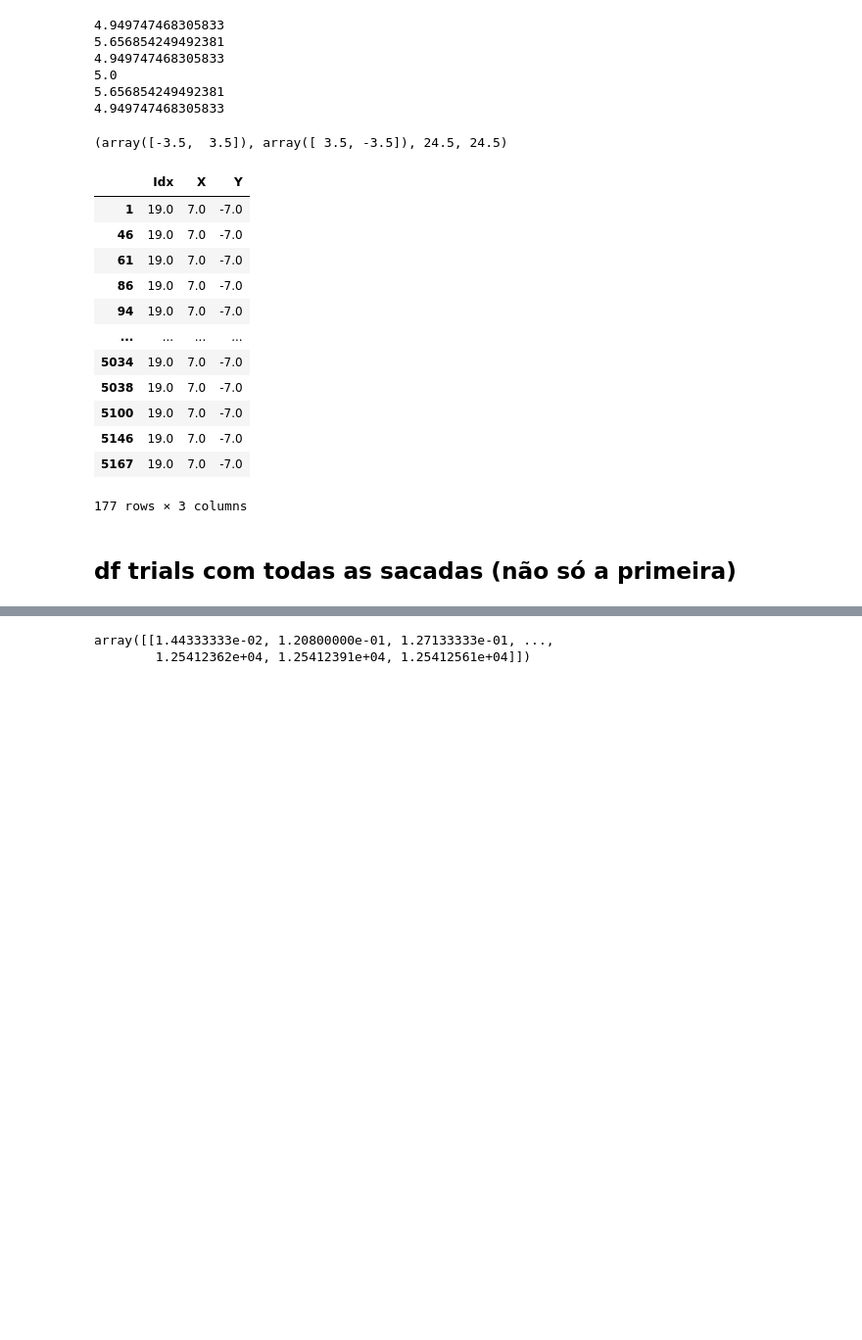
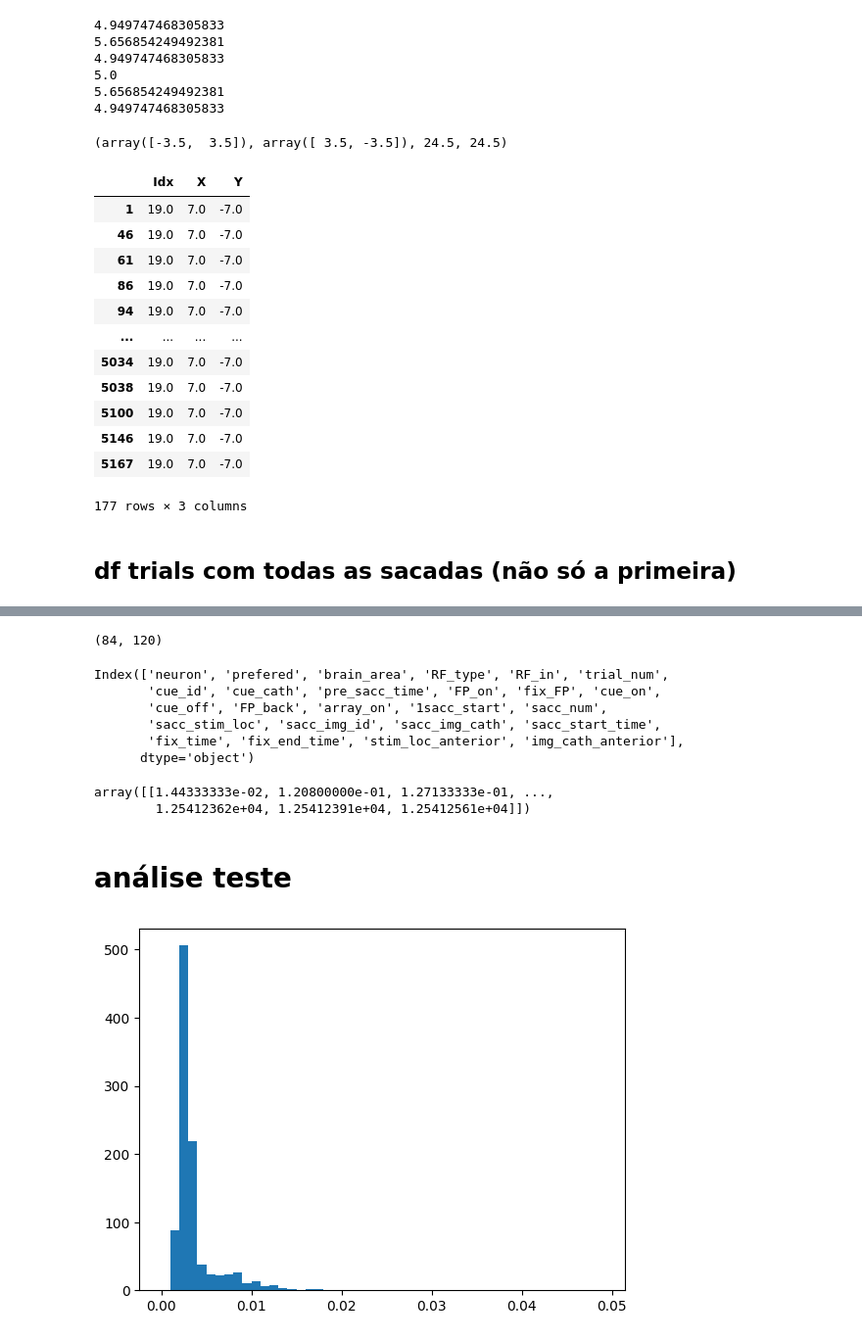
Before and after one commit to lucasdonaire/active-vision, a Jupyter notebook: organize_perif.ipynb, the cells around one changed output, grey strips where cells are left out. Shown at 98% size. Cells and saved outputs as stored; diff of their text form; code cells hidden in the pictures; blank space fills up the shorter version.

```diff
--- a/organize_perif.ipynb
+++ b/organize_perif.ipynb
@@ -359,5 +333,6 @@ def get_df_trials(list_neuron_ids, path_destiny, list_prefered_cat, list_brain_a
 # %%
 import traceback
+import scipy.io as sio
 from aux_functions import get_image_cathegory
 
 def get_df_trials_all_saccs(list_neuron_ids, path_destiny, list_prefered_cat, list_brain_area, list_RF_type, list_RF_IN):
@@ -380,6 +355,11 @@ def get_df_trials_all_saccs(list_neuron_ids, path_destiny, list_prefered_cat, li
             brain_area = list_brain_area[i]
             RF_type = list_RF_type[i]
             RF_in = list_RF_IN[i]
+            if pd.isnull(RF_in):
+                ROWS_RF_IN = [False]* 21
+            else:
+                RF_in_list = RF_in.split(',')
+                ROWS_RF_IN = [str(index_rf) in RF_in_list for index_rf in range(21)]
             dicio_firings[neuron_id] = mat_data['neuron']
             for trial_idx, trial_data in enumerate(mat_data['TrlInfoMatrix']):
                 if mat_data['SearchEye'][trial_idx][0].shape[1] != 8: # trial problematica
@@ -405,6 +385,27 @@ def get_df_trials_all_saccs(list_neuron_ids, path_destiny, list_prefered_cat, li
                     image_cat = get_image_cathegory(image_id)
                     target_on_time = sacc_data[1] # tempo de quando esse objeto foi fixado
                     target_off_time = sacc_data[2] # tempo de fim da sacada
+                    SACC_VECTOR = dicio_sacc_vectors[(LOC_ANTERIOR, sti_loc_idx)]
+                    VECTOR_IN_RF = False
+                    if not pd.isnull(SACC_VECTOR):
+                        try:
+                            VECTOR_IN_RF = ROWS_RF_IN[int(SACC_VECTOR)]
+                        except Exception as e:
+                            print('=====')
+                            print(traceback.format_exc())
+                            print('---')
+                            print('rows rf in=',ROWS_RF_IN)
+                            print('---')
+                            print('sacc vector=',SACC_VECTOR)
+                            print('---')
+                            print(int(SACC_VECTOR))
+                            print('---')
+                            raise e
+                    # SACC_VECTOR = idx_vector_sacc(LOC_ANTERIOR, sti_loc_idx)
+                    # if not pd.isnull(RF_in):
+                    #     VECTOR_IN_RF = str(SACC_VECTOR) in RF_in.split(',')
+                    # else:
+                    #     VECTOR_IN_RF = False
                     rows_df.append([
                         neuron_id,
                         prefered_cat,
@@ -423,6 +424,7 @@ def get_df_trials_all_saccs(list_neuron_ids, path_destiny, list_prefered_cat, li
                         trial_array_on_time,
                         trial_1sacc_time,
                         sacc_idx,
+                        f'{trial_num}_{sacc_idx}',
                         sti_loc_idx,
                         image_id,
                         image_cat,
@@ -431,6 +433,8 @@ def get_df_trials_all_saccs(list_neuron_ids, path_destiny, list_prefered_cat, li
                         target_off_time,
                         LOC_ANTERIOR,
                         CAT_ANTERIOR,
+                        SACC_VECTOR,
+                        VECTOR_IN_RF,
                         ])
                     OFF_TIME_ANTERIOR = target_off_time # depois de guardar a row, atualiza o tempo de Saída da sacada para o próximo
                     LOC_ANTERIOR = sti_loc_idx
@@ -439,6 +443,7 @@ def get_df_trials_all_saccs(list_neuron_ids, path_destiny, list_prefered_cat, li
         except Exception as e:
             print('ERRO!!!', neuron_id)
             print(traceback.format_exc())
+            raise e
 
     df_trials = pd.DataFrame(rows_df, columns=[
         'neuron',
@@ -458,6 +463,7 @@ def get_df_trials_all_saccs(list_neuron_ids, path_destiny, list_prefered_cat, li
         'array_on',
         '1sacc_start',
         'sacc_num',
+        'trial+sacc',
         'sacc_stim_loc',
         'sacc_img_id',
         'sacc_img_cath',
@@ -465,7 +471,9 @@ def get_df_trials_all_saccs(list_neuron_ids, path_destiny, list_prefered_cat, li
         'fix_time',
         'fix_end_time',
         'stim_loc_anterior',
-        'img_cath_anterior'
+        'img_cath_anterior',
+        'saccade_vector',
+        'vector_in_RF'
         ])
     return df_trials, dicio_firings
 # %%
@@ -495,5 +519,28 @@ df_trials
+# %%
+12*7, 15*8
+# %% [output]
+(84, 120)
+# %%
+df_trials.columns
+# %% [output]
+Index(['neuron', 'prefered', 'brain_area', 'RF_type', 'RF_in', 'trial_num',
+       'cue_id', 'cue_cath', 'pre_sacc_time', 'FP_on', 'fix_FP', 'cue_on',
+       'cue_off', 'FP_back', 'array_on', '1sacc_start', 'sacc_num',
+       'sacc_stim_loc', 'sacc_img_id', 'sacc_img_cath', 'sacc_start_time',
+       'fix_time', 'fix_end_time', 'stim_loc_anterior', 'img_cath_anterior'],
+      dtype='object')
 # %%
 dicio_firings['m08cat156spk002a']
 # %% [output]
 array([[1.44333333e-02, 1.20800000e-01, 1.27133333e-01, ...,
         1.25412362e+04, 1.25412391e+04, 1.25412561e+04]])
+# %% [markdown]
+# análise teste
+# %%
+duracao_sacada = df_trials['fix_time'] - df_trials['sacc_start_time']
+duracao_fix = df_trials['fix_end_time'] - df_trials['fix_time']
+# %%
+plt.hist(duracao_sacada, bins=np.arange(0,0.05,0.001),cumulative=False,density=True)
+plt.show()
+# %% [output]
+[figure, added]
```
Also changed, not shown: parts of 21 cells of this notebook.
